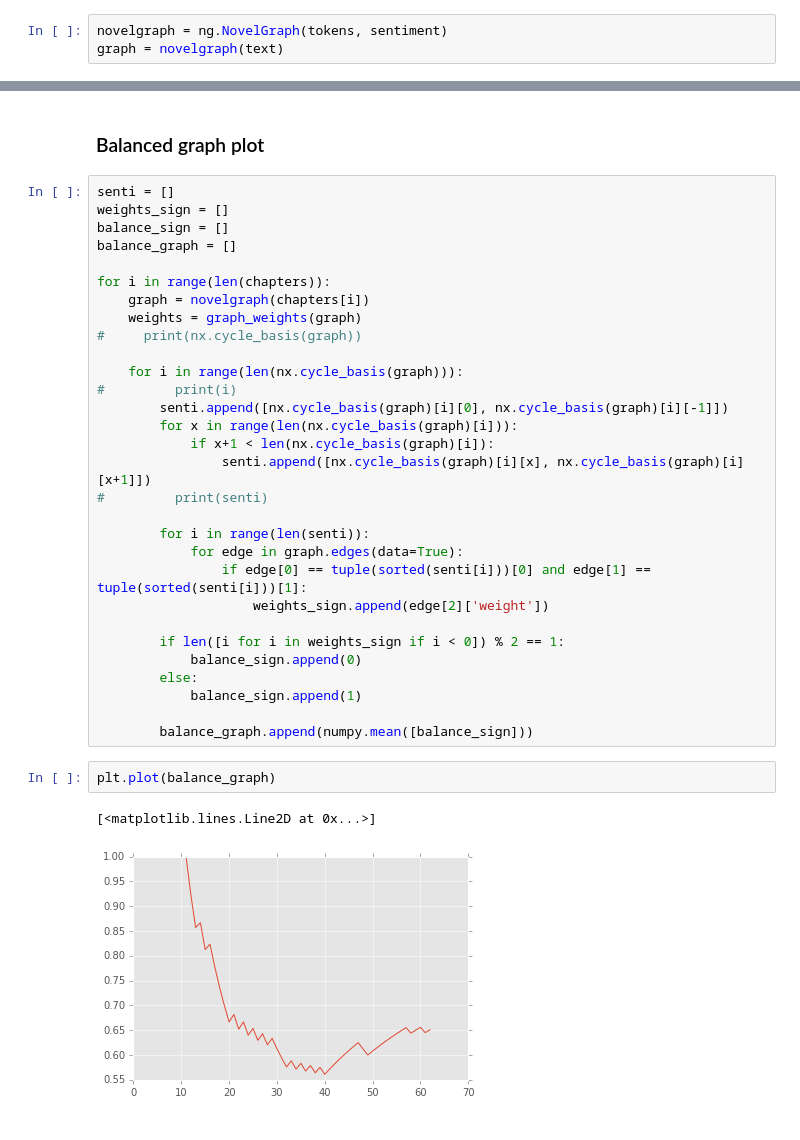
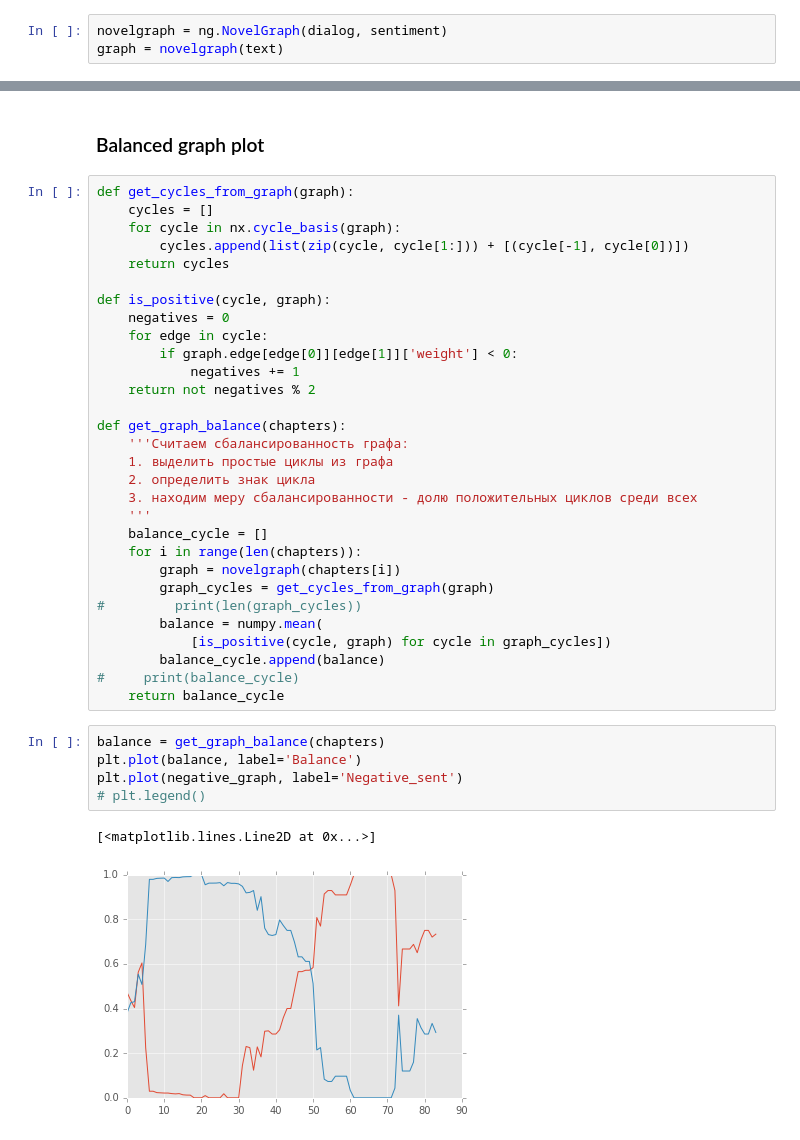
Before and after one commit to frayalisia/novelgraphs, a Jupyter notebook: notebooks/cycle/extrax.ipynb, the cells around one changed output, grey strips where cells are left out. Cells and saved outputs as stored; diff of their text form.

```diff
--- a/notebooks/cycle/extrax.ipynb
+++ b/notebooks/cycle/extrax.ipynb
@@ -49,7 +50,7 @@ dep = ng.interaction.extractors.TokenDependencies()
 count = ng.interaction.aggregators.Count()
 sentiment = ng.interaction.aggregators.Sentiment()
 # %%
-novelgraph = ng.NovelGraph(tokens, sentiment)
+novelgraph = ng.NovelGraph(dialog, sentiment)
 graph = novelgraph(text)
 # %%
 def graph_weights(graph):
@@ -133,38 +138,41 @@ plt.plot(text_balance)
 - вопрос с nan
 # %% [markdown]
 ### Balanced graph plot
-# %%
-senti = []
-weights_sign = []
-balance_sign = []
-balance_graph = []
-
-for i in range(len(chapters)):
-    graph = novelgraph(chapters[i])
-    weights = graph_weights(graph)
-#     print(nx.cycle_basis(graph))
-
-    for i in range(len(nx.cycle_basis(graph))):
-#         print(i)
-        senti.append([nx.cycle_basis(graph)[i][0], nx.cycle_basis(graph)[i][-1]])
-        for x in range(len(nx.cycle_basis(graph)[i])):
-            if x+1 < len(nx.cycle_basis(graph)[i]):
-                senti.append([nx.cycle_basis(graph)[i][x], nx.cycle_basis(graph)[i][x+1]])
-#         print(senti)
-
-        for i in range(len(senti)):
-            for edge in graph.edges(data=True):
-                if edge[0] == tuple(sorted(senti[i]))[0] and edge[1] == tuple(sorted(senti[i]))[1]:
-                    weights_sign.append(edge[2]['weight'])
-
-        if len([i for i in weights_sign if i < 0]) % 2 == 1:
-            balance_sign.append(0)
-        else:
-            balance_sign.append(1)
-
-        balance_graph.append(numpy.mean([balance_sign]))
-# %%
-plt.plot(balance_graph)
-# %% [output]
-[<matplotlib.lines.Line2D at 0x...>]
-[figure, removed]
+# %%
+def get_cycles_from_graph(graph):
+    cycles = []
+    for cycle in nx.cycle_basis(graph):
+        cycles.append(list(zip(cycle, cycle[1:])) + [(cycle[-1], cycle[0])])
+    return cycles
+
+def is_positive(cycle, graph):
+    negatives = 0
+    for edge in cycle:
+        if graph.edge[edge[0]][edge[1]]['weight'] < 0:
+            negatives += 1
+    return not negatives % 2
+
+def get_graph_balance(chapters):
+    '''Считаем сбалансированность графа:
+    1. выделить простые циклы из графа
+    2. определить знак цикла
+    3. находим меру сбалансированности - долю положительных циклов среди всех
+    '''
+    balance_cycle = []
+    for i in range(len(chapters)):
+        graph = novelgraph(chapters[i])
+        graph_cycles = get_cycles_from_graph(graph)
+#         print(len(graph_cycles))
+        balance = numpy.mean(
+            [is_positive(cycle, graph) for cycle in graph_cycles])
+        balance_cycle.append(balance)
+#     print(balance_cycle)
+    return balance_cycle
+# %%
+balance = get_graph_balance(chapters)
+plt.plot(balance, label='Balance')
+plt.plot(negative_graph, label='Negative_sent')
+# plt.legend()
+# %% [output]
+[<matplotlib.lines.Line2D at 0x...>]
+[figure, added]
```
Also changed, not shown: parts of 8 cells of this notebook.
